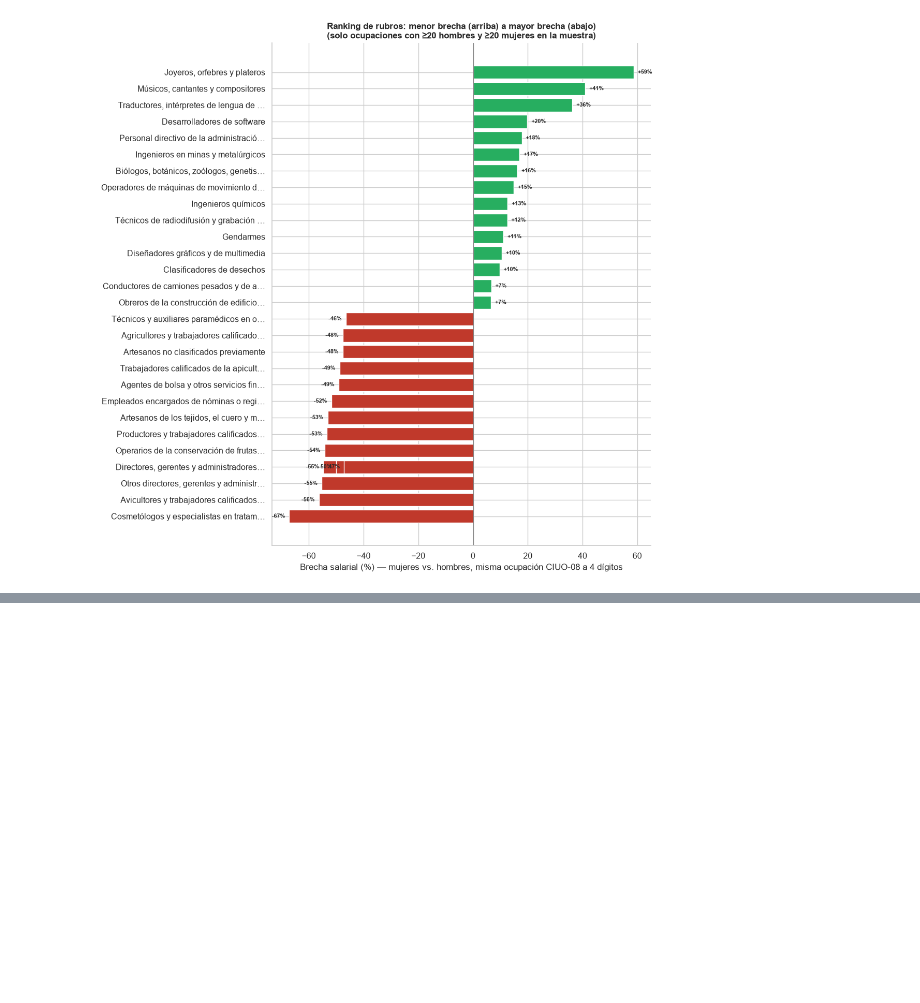
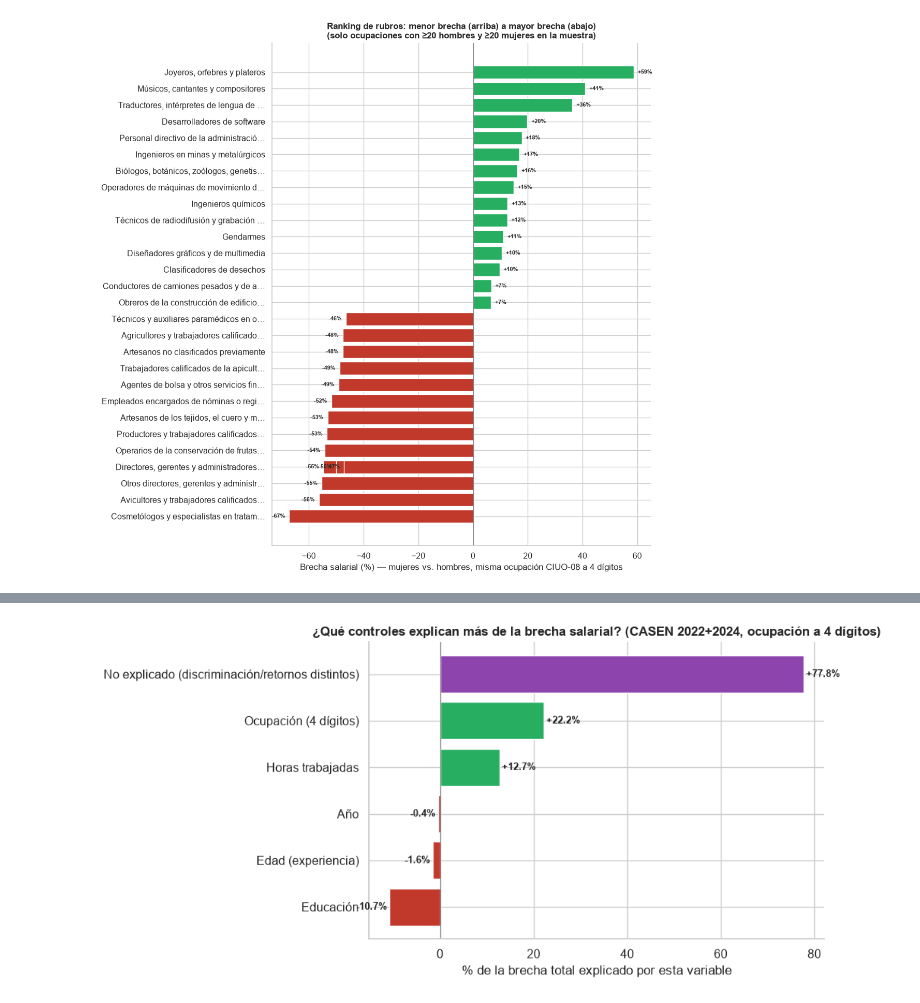
Before and after one commit to W00lscarf/brechas-salariales-genero-chile, a Jupyter notebook: notebooks/08_ocupacion_granular_casen.ipynb, the cells around one changed output, grey strips where cells are left out. Drawn from its saved outputs; the diff is of its cells as text; code cells hidden in the pictures; blank space fills up the shorter version.

```diff
--- a/notebooks/08_ocupacion_granular_casen.ipynb
+++ b/notebooks/08_ocupacion_granular_casen.ipynb
@@ -90,6 +90,14 @@ muestra['ciuo_1digito'] = (muestra['oficio4_08'] // 1000).astype(int).astype(str
 conteo_ocup = muestra['oficio4_08'].value_counts()
 ocup_validas = set(conteo_ocup[conteo_ocup>=30].index)
 muestra['oficio4_grp'] = muestra['oficio4_08'].apply(lambda c: str(int(c)) if c in ocup_validas else 'otras')
+
+# Categorias fijas (pandas Categorical) para que hombres y mujeres generen las mismas
+# columnas dummy al construir la matriz de diseño por separado, aunque alguna ocupacion
+# especifica tenga solo hombres o solo mujeres en la muestra
+muestra['oficio4_grp'] = pd.Categorical(muestra['oficio4_grp'])
+muestra['nivel_grp'] = pd.Categorical(muestra['nivel_grp'])
+muestra['ciuo_1digito'] = pd.Categorical(muestra['ciuo_1digito'])
+muestra['anio'] = pd.Categorical(muestra['anio'])
 muestra['cluster_id'] = muestra['anio'].astype(str) + '_' + muestra['varunit'].astype(str)
 
 muestra = muestra.dropna(subset=['nivel_grp','o10'])
@@ -224,0 +287,16 @@ Esto es lo más cerca que se puede llegar, con datos públicos chilenos, a respo
+# %%
+fig, ax = plt.subplots(figsize=(10, 5))
+colores_r = ['#8e44ad' if 'No explicado' in i else ('#27ae60' if v>=0 else '#c0392b') for i, v in resumen_familia.items()]
+ax.barh(resumen_familia.index, resumen_familia.values, color=colores_r, edgecolor='white')
+for i, v in enumerate(resumen_familia.values):
+    ax.text(v + (0.5 if v>=0 else -0.5), i, f'{v:+.1f}%', va='center',
+            ha='left' if v>=0 else 'right', fontsize=9, fontweight='bold')
+ax.axvline(0, color='gray', linewidth=0.8)
+ax.set_xlabel('% de la brecha total explicado por esta variable')
+ax.set_title('¿Qué controles explican más de la brecha salarial? (CASEN 2022+2024, ocupación a 4 dígitos)',
+             fontsize=12, fontweight='bold')
+sns.despine(); plt.tight_layout()
+plt.savefig('outputs/figures/ranking_controles_oaxaca.png', dpi=150, bbox_inches='tight')
+plt.show()
+# %% [output]
+[figure, added]
```
Also changed, not shown: parts of 3 cells of this notebook, 2 other files.
